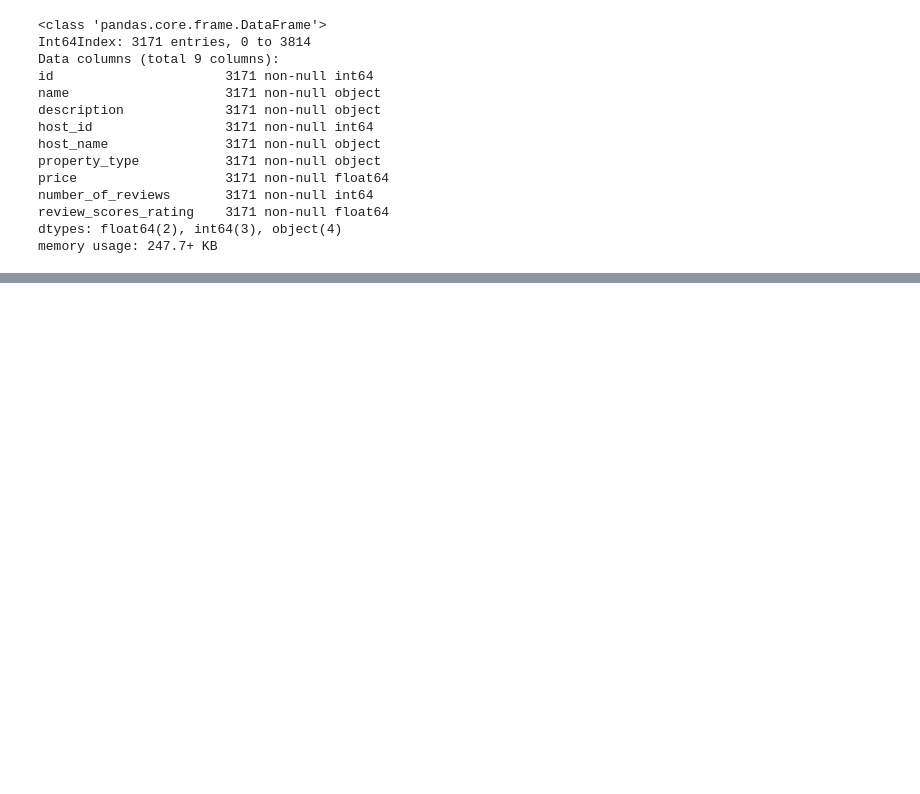
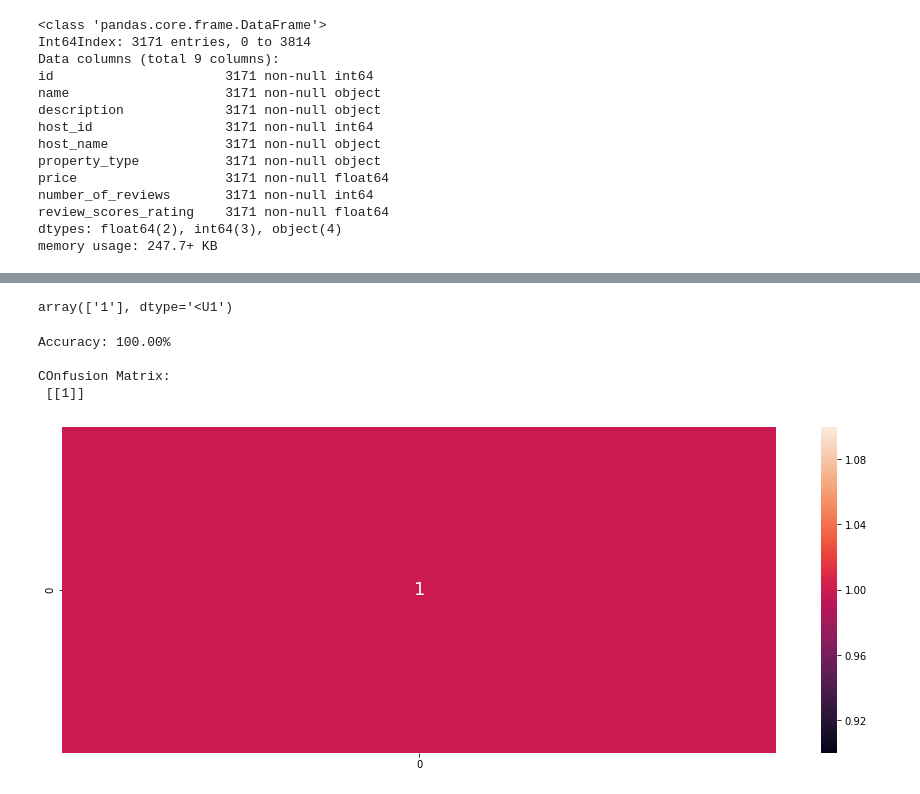
Before and after one commit to boohooo/AirBnB, a Jupyter notebook: airbb.ipynb, the cells around one changed output, grey strips where cells are left out. Cells and saved outputs as stored; diff of their text form; code cells hidden in the pictures; blank space fills up the shorter version.

```diff
--- a/airbb.ipynb
+++ b/airbb.ipynb
@@ -147,0 +586,11 @@ memory usage: 9.0+ MB
+# %%
+
+
+# Splitting into train and test set
+X = VM.comments
+y = VM.sentiment
+
+X_train, X_test, y_train, y_test = train_test_split(X, y, test_size= 0.1)
+
+#Fit the vectorizer on training set
+X_train_vect = vect.fit_transform(X_train)
@@ -147,0 +615,34 @@ memory usage: 9.0+ MB
+# %%
+#Naive Bayes
+
+from sklearn.naive_bayes import MultinomialNB
+
+nb = MultinomialNB()
+
+nb.fit(X_train_vect, y_train)
+
+nb.score(X_train_vect, y_train)
+
+X_test_vect = vect.transform(X_test)
+
+y_pred = nb.predict(X_test_vect)
+
+y_pred
+# %% [output]
+array(['1'], dtype='<U1')
+# %%
+from sklearn.metrics import accuracy_score, confusion_matrix
+import seaborn as sb
+
+
+sb.heatmap(confusion_matrix(y_test, y_pred),
+           annot = True, fmt=".0f", annot_kws={"size": 18})
+
+print("Accuracy: {:.2f}%".format(accuracy_score(y_test, y_pred) * 100))
+print("\nCOnfusion Matrix:\n", confusion_matrix(y_test, y_pred))
+# %% [output]
+Accuracy: 100.00%
+
+COnfusion Matrix:
+ [[1]]
+[figure, added]
```
Also changed, not shown: parts of 24 cells of this notebook.
